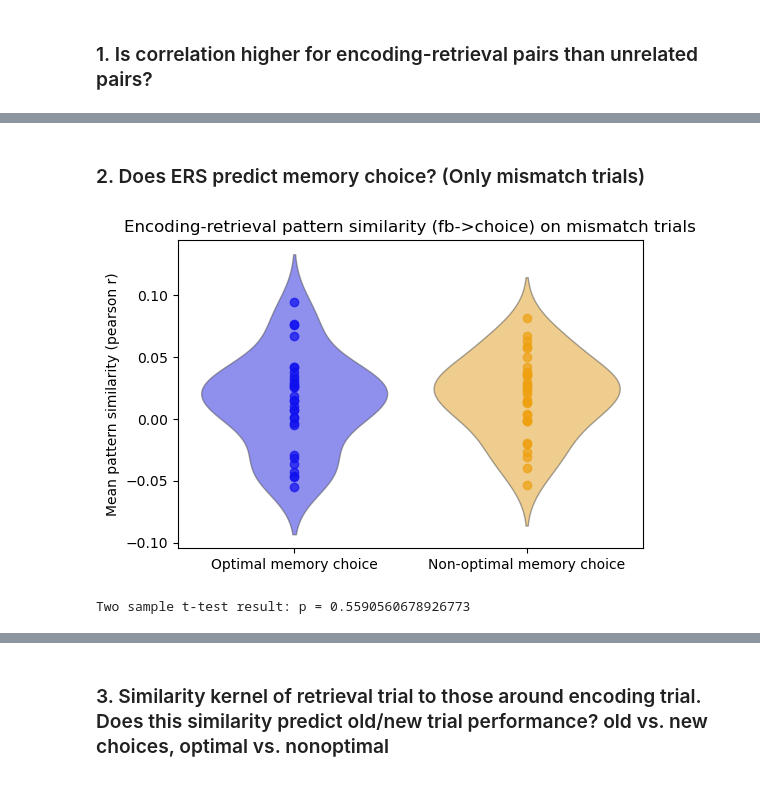
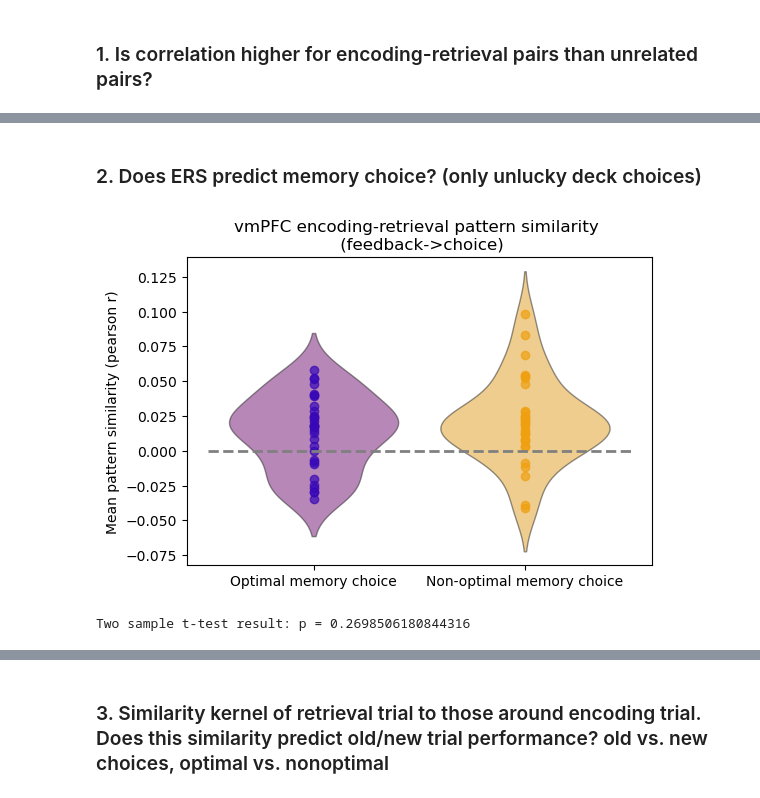
Before and after one commit to csiyer/hybrid_rl, a Jupyter notebook: fmri_analysis/neural_patterns.ipynb, the cells around one changed output, grey strips where cells are left out. Saved outputs shown, nothing was run; the diff lists cells and outputs as text; code cells hidden in the pictures.

Commit message:
mamm figures and first draft paper figures

```diff
--- a/fmri_analysis/neural_patterns.ipynb
+++ b/fmri_analysis/neural_patterns.ipynb
@@ -20,8 +17,15 @@ The autoreload extension is already loaded. To reload it, use:
 # %%
-all_patterns = nh.get_all_roi_patterns('hipp') # all_patterns[sub_num]['choice/fb'] = array(~300 trials x ~400 vox)
+# all_patterns = nh.get_all_roi_patterns('hipp') # all_patterns[sub_num]['choice/fb'] = array(~300 trials x ~400 vox)
 # all_patterns = nh.get_all_roi_patterns('loc')  # (~300 trials x ~700 voxels)
 # all_patterns = nh.get_all_roi_patterns('striatum')  # (~300 trials x ~900 voxels)
 # all_patterns = nh.get_all_roi_patterns('vmpfc')  # (~300 trials x ~700 voxels)
+
+# hipp_patterns = nh.get_all_roi_patterns('hipp')
+# vmpfc_patterns = nh.get_all_roi_patterns('vmpfc')
+
+import pickle
+with open("/Users/chrisiyer/Downloads/vmpfc_patterns.pkl", "rb") as f:
+    vmpfc_patterns = pickle.load(f)
 # %% [markdown]
 What's happening in this task?
 
@@ -155,6 +44,0 @@ all_patterns = nh.get_all_roi_patterns('vmpfc')  # (~300 trials x ~700 voxels)
-# %%
-test = {}
-for sub,dict in all_patterns.items():
-    test[sub] = {}
-    for trial_type,data in dict.items():
-        test[sub][trial_type] = np.random.rand(*all_patterns[sub][trial_type].shape)
@@ -285,30 +240,30 @@ One sample t-test result: p = 8.60310002814303e-05
 # %% [markdown]
-### 2. Does ERS predict memory choice? (Only mismatch trials)
+### 2. Does ERS predict memory choice? (only unlucky deck choices)
 # %%
 ps_opt = []
 ps_nonopt = []
 
 for sub_num in range(1,32):
-    sub_ps_opt = []
-    sub_ps_nonopt = []
 
     beh_data = nh.get_beh_data(sub_num)
-    corr_matrix = nh.get_corr_matrix(all_patterns, sub_num, 'fb_to_choice') # nh.get_corr_matrix(all_patterns, sub_num, 'fb_to_choice')
+    corr_matrix = nh.get_corr_matrix(vmpfc_patterns, sub_num, 'fb_to_choice')
 
-    for (i,j) in zip(*np.tril_indices_from(corr_matrix, k=-1)):
-        if beh_data.OldT.iloc[i] == 1 and beh_data.encTrialNum.iloc[i] == beh_data.Trial.iloc[j] and beh_data.ObjDeckMatch.iloc[i]==1:
-            if beh_data.OptObj.iloc[i] == 1:
-                sub_ps_opt.append(corr_matrix[i,j])
-            else:
-                sub_ps_nonopt.append(corr_matrix[i,j])
+    encoding_indices, retrieval_indices = nh.get_encoding_retrieval_indices(sub_num)
 
-    ps_opt.append(np.mean(sub_ps_opt))
-    ps_nonopt.append(np.mean(sub_ps_nonopt))
+    encoding_opt = [e for i,e in enumerate(encoding_indices) if beh_data.OptObj.iloc[retrieval_indices[i]] == 1]
+    encoding_nonopt = [e for e in encoding_indices if e not in encoding_opt]
+    retrieval_opt = [r for r in retrieval_indices if beh_data.OptObj.iloc[r] == 1]
+    retrieval_nonopt = [r for r in retrieval_indices if r not in retrieval_opt]
+
+    ps_opt.append( np.mean( corr_matrix[retrieval_opt, encoding_opt] ) )
+    ps_nonopt.append( np.mean( corr_matrix[retrieval_nonopt, encoding_nonopt] ) ) # and beh_data.Q_diff.iloc[i] < 0
+
 
 nh.simple_violin(ps_opt, ps_nonopt,
-              title = 'Encoding-retrieval pattern similarity (fb->choice) on mismatch trials', ylabel='Mean pattern similarity (pearson r)',
-              x1_label = 'Optimal memory choice', x2_label = 'Non-optimal memory choice')
-print('Two sample t-test result: p =', scipy.stats.ttest_rel(ps_opt, ps_nonopt).pvalue)
+              title = 'vmPFC encoding-retrieval pattern similarity \n (feedback->choice)', ylabel='Mean pattern similarity (pearson r)',
+              x1_label = 'Optimal memory choice', x2_label = 'Non-optimal memory choice',
+              chancelabel='')
+print('Two sample t-test result: p =', ttest_rel(ps_opt, ps_nonopt).pvalue)
 # %% [output]
-[figure, old version]
+[figure, new version]
-Two sample t-test result: p = 0.5590560678926773
+Two sample t-test result: p = 0.2698506180844316
```
Also changed, not shown: parts of 41 cells of this notebook, 4 other files.
